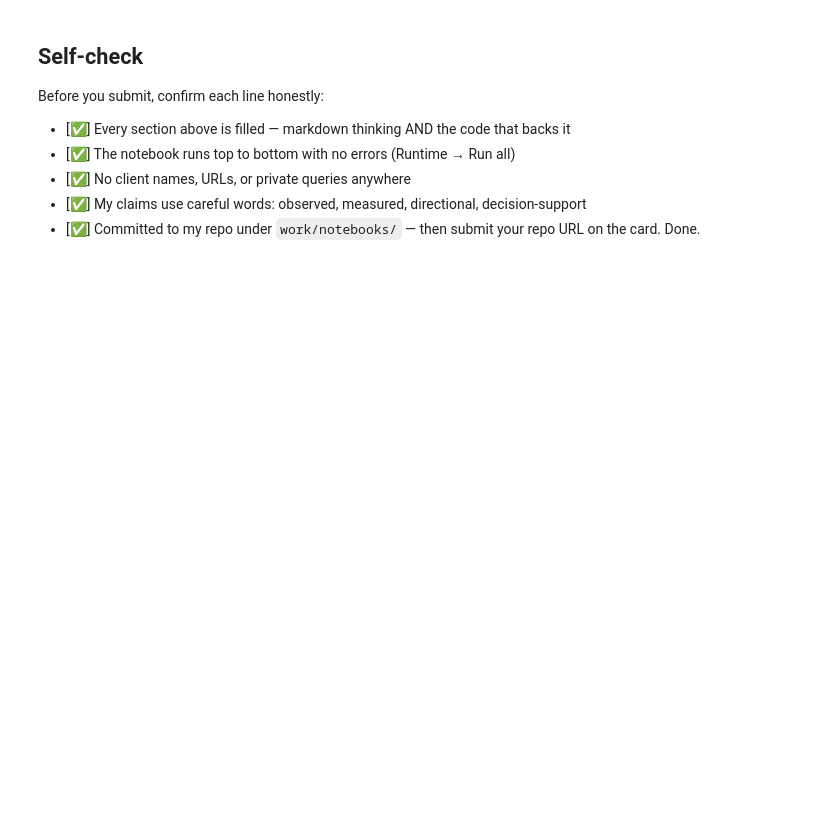
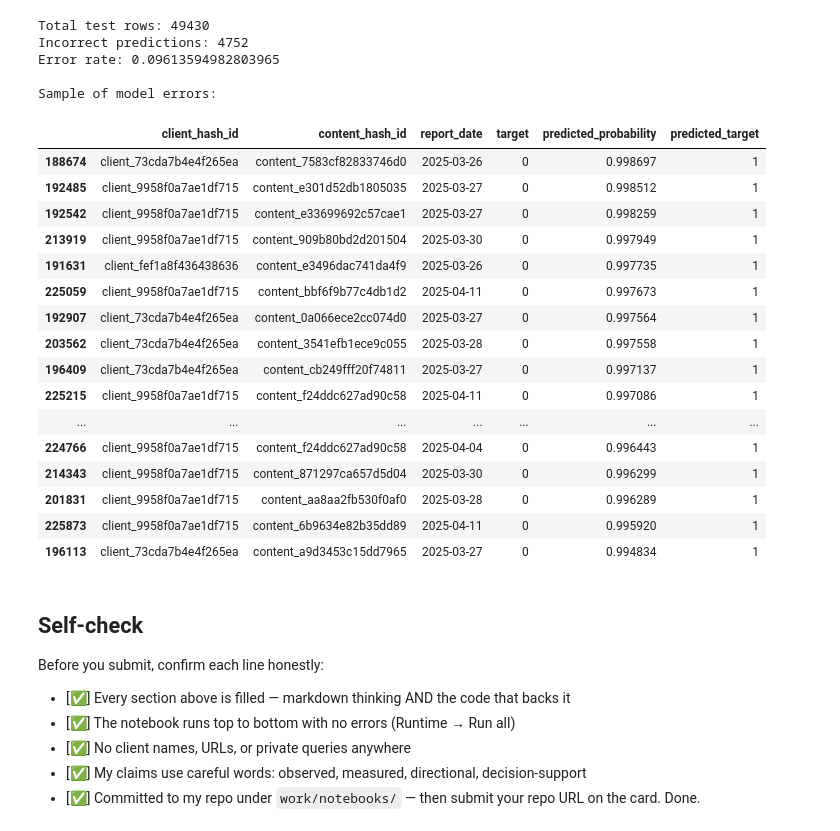
Before and after one commit to jenilrupareliya5150-bit/FlyRankAi-ml-Track, a Jupyter notebook: work/notebooks/w05_model.ipynb, the cells around one changed output. Drawn from its saved outputs; the diff is of its cells as text; code cells hidden in the pictures; blank space fills up the shorter version.

```diff
--- a/work/notebooks/w05_model.ipynb
+++ b/work/notebooks/w05_model.ipynb
@@ -197,4 +8,0 @@ for col in numeric_cols:
-# %%
-null_cols_2=[]
-for col in categorical_cols:
-  null_cols_2.append([col,df[col].isnull().sum()])
@@ -500,0 +126,15 @@ Most influential features:
+# %%
+MAX_ROWS = 300_000
+
+rows = []
+
+for i, row in enumerate(ds):
+    rows.append(row)
+
+    if i + 1 >= MAX_ROWS:
+        break
+
+real_df = pd.DataFrame(rows)
+
+print("Real-data sample shape:", real_df.shape)
+display(real_df.head())
@@ -501,3 +513,59 @@ Most influential features:
+# %%
+# Section 4 - Error analysis
+
+# Get prediction probabilities directly from the trained model
+test_pred_proba = model.predict_proba(X_test)[:, 1]
+
+# Convert probabilities into binary predictions
+test_pred = (test_pred_proba >= 0.5).astype(int)
+
+# Create results table
+test_results = test_df[
+    ["client_hash_id", "content_hash_id", "report_date", "target"]
+].copy()
+
+test_results["predicted_probability"] = test_pred_proba
+test_results["predicted_target"] = test_pred
+
+# Find incorrect predictions
+errors = test_results[
+    test_results["target"] != test_results["predicted_target"]
+].copy()
+
+print("Total test rows:", len(test_results))
+print("Incorrect predictions:", len(errors))
+print("Error rate:", len(errors) / len(test_results))
+
+print("\nSample of model errors:")
+
+display(
+    errors
+    .sort_values("predicted_probability", ascending=False)
+    .head(20)
+)
+# %% [output]
+Total test rows: 49430
+Incorrect predictions: 4752
+Error rate: 0.09613594982803965
+
+Sample of model errors:
+|  | client_hash_id | content_hash_id | report_date | target | predicted_probability | predicted_target |
+| 188674 | client_73cda7b4e4f265ea | content_7583cf82833746d0 | 2025-03-26 | 0 | 0.998697 | 1 |
+| 192485 | client_9958f0a7ae1df715 | content_e301d52db1805035 | 2025-03-27 | 0 | 0.998512 | 1 |
+| 192542 | client_9958f0a7ae1df715 | content_e33699692c57cae1 | 2025-03-27 | 0 | 0.998259 | 1 |
+| 213919 | client_9958f0a7ae1df715 | content_909b80bd2d201504 | 2025-03-30 | 0 | 0.997949 | 1 |
+| 191631 | client_fef1a8f436438636 | content_e3496dac741da4f9 | 2025-03-26 | 0 | 0.997735 | 1 |
+| 225059 | client_9958f0a7ae1df715 | content_bbf6f9b77c4db1d2 | 2025-04-11 | 0 | 0.997673 | 1 |
+| 192907 | client_73cda7b4e4f265ea | content_0a066ece2cc074d0 | 2025-03-27 | 0 | 0.997564 | 1 |
+| 203562 | client_73cda7b4e4f265ea | content_3541efb1ece9c055 | 2025-03-28 | 0 | 0.997558 | 1 |
+| 196409 | client_73cda7b4e4f265ea | content_cb249fff20f74811 | 2025-03-27 | 0 | 0.997137 | 1 |
+| 225215 | client_9958f0a7ae1df715 | content_f24ddc627ad90c58 | 2025-04-11 | 0 | 0.997086 | 1 |
+| ... | ... | ... | ... | ... | ... | ... |
+| 224766 | client_9958f0a7ae1df715 | content_f24ddc627ad90c58 | 2025-04-04 | 0 | 0.996443 | 1 |
+| 214343 | client_9958f0a7ae1df715 | content_871297ca657d5d04 | 2025-03-30 | 0 | 0.996299 | 1 |
+| 201831 | client_9958f0a7ae1df715 | content_aa8aa2fb530f0af0 | 2025-03-28 | 0 | 0.996289 | 1 |
+| 225873 | client_9958f0a7ae1df715 | content_6b9634e82b35dd89 | 2025-04-11 | 0 | 0.995920 | 1 |
+| 196113 | client_73cda7b4e4f265ea | content_a9d3453c15dd7965 | 2025-03-27 | 0 | 0.994834 | 1 |
 # %% [markdown]
 ## Self-check
 
```
Also changed, not shown: parts of 54 cells of this notebook.
